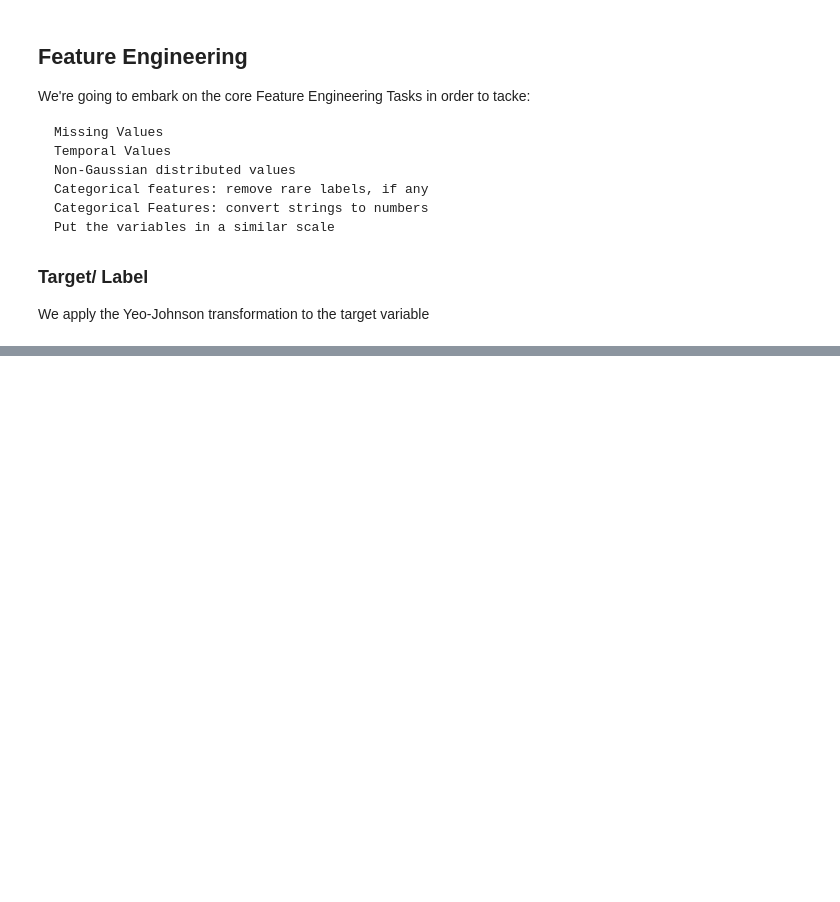
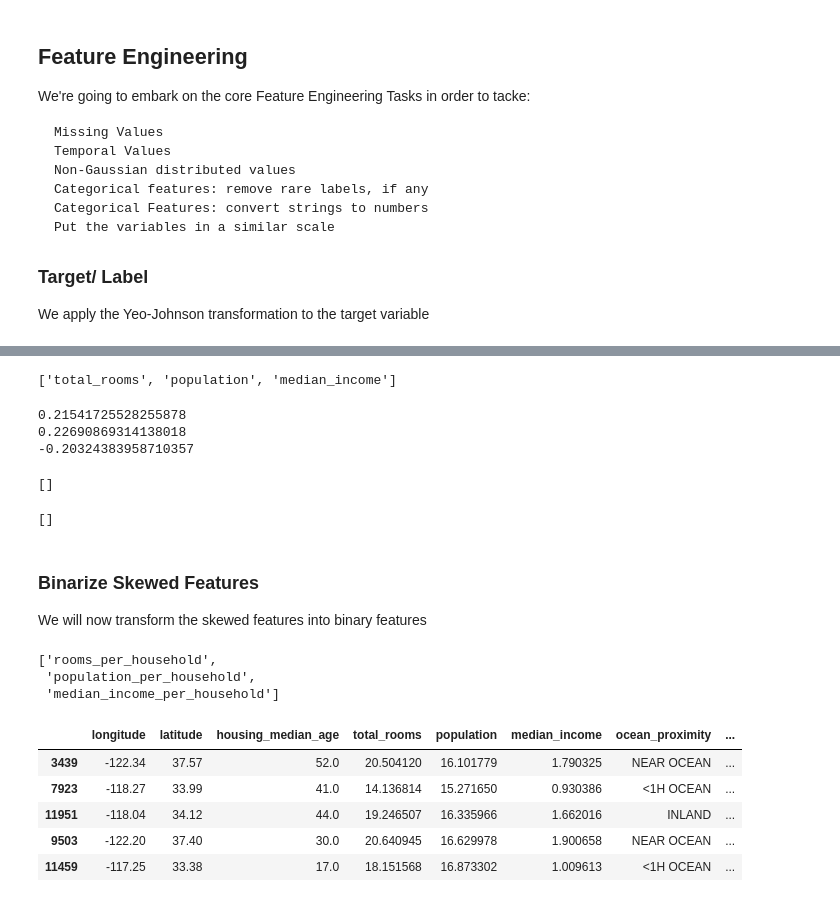
Before and after one commit to ovokpus/House-Price-Model-Pipeline, a Jupyter notebook: 01_research-and-development/feature-engineering.ipynb, the cells around one changed output, grey strips where cells are left out. Drawn from its saved outputs; the diff is of its cells as text; code cells hidden in the pictures; blank space fills up the shorter version.

```diff
--- a/01_research-and-development/feature-engineering.ipynb
+++ b/01_research-and-development/feature-engineering.ipynb
@@ -95,0 +237,62 @@ y_test = stats.yeojohnson(y_test)[0]
+# %%
+# Capture Discrete and Continous features
+discrete_vars = [var for var in num_vars if len(X_train[var].unique()) < 20]
+
+cont_vars = [var for var in num_vars if var not in discrete_vars+["longitude", "latitude"]]
+# %%
+# Capture the Skewed variables from the continous variables for later
+
+skewed = ["rooms_per_household", "population_per_household", "median_income_per_household"]
+
+# Capture the remaining continuous features
+# remove the housing_median_age which already has good spread
+cont_vars = [item for item in cont_vars if item not in skewed and item != 'housing_median_age']
+cont_vars
+# %% [output]
+['total_rooms', 'population', 'median_income']
+# %%
+for var in cont_vars:
+    # The YeoJohnson Transformation learns the best exponent to transform the feature
+    # It has to learn from the Train Set
+    X_train[var], param = stats.yeojohnson(X_train[var])
+    # And apply the transformation to the test set with the same parameter
+    X_test[var] = stats.yeojohnson(X_test[var], lmbda=param)
+    print(param)
+# %% [output]
+0.21541725528255878
+0.22690869314138018
+-0.20324383958710357
+# %%
+# check absence of na in the train set
+[var for var in X_train.columns if X_train[var].isnull().sum() > 0]
+# %% [output]
+[]
+# %%
+# check absence of na in the test set
+[var for var in X_train.columns if X_test[var].isnull().sum() > 0]
+# %% [output]
+[]
+# %% [markdown]
+### Binarize Skewed Features
+
+We will now transform the skewed features into binary features
+# %%
+skewed
+# %% [output]
+['rooms_per_household',
+ 'population_per_household',
+ 'median_income_per_household']
+# %%
+for var in skewed:
+    # map the feature values into 0 and 1
+    X_train[var] = np.where(X_train[var]<=1, 0, 1)
+    X_test[var] = np.where(X_test[var]<=1, 0, 1)
+# %%
+X_train.head()
+# %% [output]
+|  | longitude | latitude | housing_median_age | total_rooms | population | median_income | ocean_proximity | ... |
+| 3439 | -122.34 | 37.57 | 52.0 | 20.504120 | 16.101779 | 1.790325 | NEAR OCEAN | ... |
+| 7923 | -118.27 | 33.99 | 41.0 | 14.136814 | 15.271650 | 0.930386 | <1H OCEAN | ... |
+| 11951 | -118.04 | 34.12 | 44.0 | 19.246507 | 16.335966 | 1.662016 | INLAND | ... |
+| 9503 | -122.20 | 37.40 | 30.0 | 20.640945 | 16.629978 | 1.900658 | NEAR OCEAN | ... |
+| 11459 | -117.25 | 33.38 | 17.0 | 18.151568 | 16.873302 | 1.009613 | <1H OCEAN | ... |
```
Also changed, not shown: parts of 29 cells of this notebook, 3 other files.
